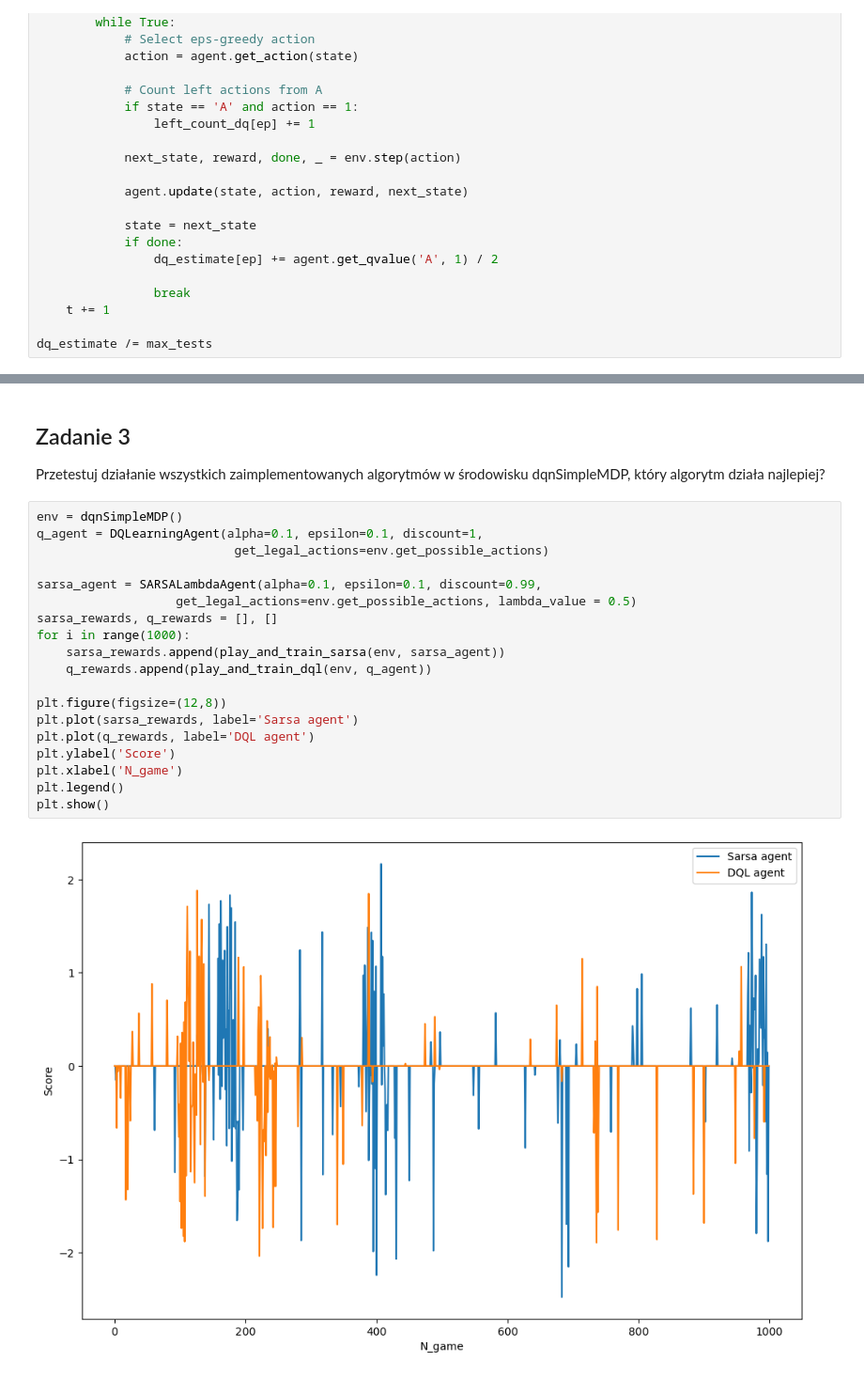
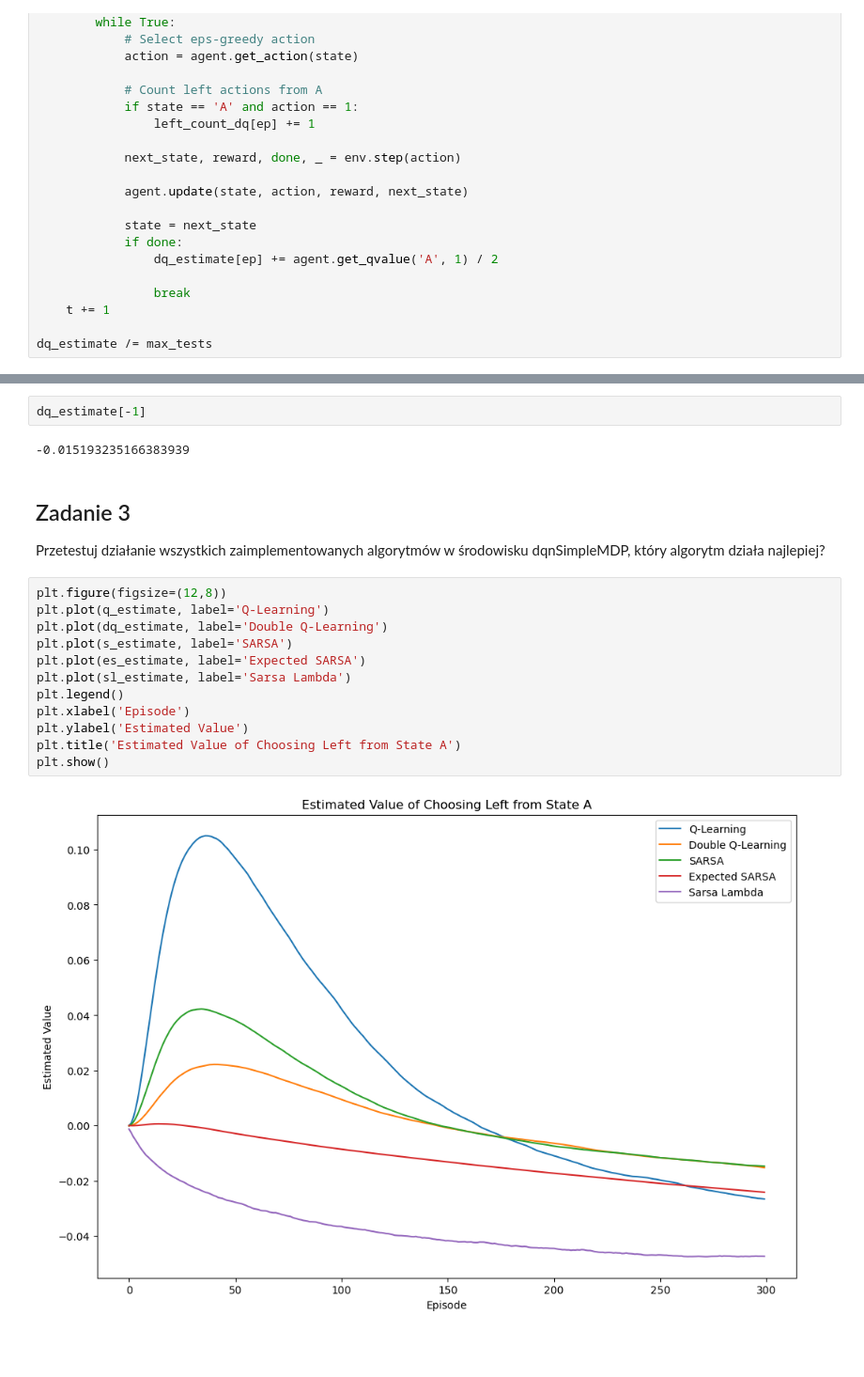
Before and after one commit to DonChaka/SIiUM2-UZW, a Jupyter notebook: Lab. 3.ipynb.ipynb, the cells around one changed output, grey strips where cells are left out. Shown at 94% size. Drawn from its saved outputs; the diff is of its cells as text; blank space fills up the shorter version.

```diff
--- a/Lab. 3.ipynb.ipynb
+++ b/Lab. 3.ipynb.ipynb
@@ -559,25 +889,22 @@ plt.show()
+# %%
+dq_estimate[-1]
+# %% [output]
+-0.015193235166383939
 # %% [markdown]
 ## Zadanie 3
 
 Przetestuj działanie wszystkich zaimplementowanych algorytmów w środowisku dqnSimpleMDP, który algorytm działa najlepiej?
-# %%
-env = dqnSimpleMDP()
-q_agent = DQLearningAgent(alpha=0.1, epsilon=0.1, discount=1,
-                           get_legal_actions=env.get_possible_actions)
-
-sarsa_agent = SARSALambdaAgent(alpha=0.1, epsilon=0.1, discount=0.99,
-                   get_legal_actions=env.get_possible_actions, lambda_value = 0.5)
-sarsa_rewards, q_rewards = [], []
-for i in range(1000):
-    sarsa_rewards.append(play_and_train_sarsa(env, sarsa_agent))
-    q_rewards.append(play_and_train_dql(env, q_agent))
-
-plt.figure(figsize=(12,8))
-plt.plot(sarsa_rewards, label='Sarsa agent')
-plt.plot(q_rewards, label='DQL agent')
-plt.ylabel('Score')
-plt.xlabel('N_game')
-plt.legend()
-plt.show()
-# %% [output]
-[figure, removed]
+# %%
+plt.figure(figsize=(12,8))
+plt.plot(q_estimate, label='Q-Learning')
+plt.plot(dq_estimate, label='Double Q-Learning')
+plt.plot(s_estimate, label='SARSA')
+plt.plot(es_estimate, label='Expected SARSA')
+plt.plot(sl_estimate, label='Sarsa Lambda')
+plt.legend()
+plt.xlabel('Episode')
+plt.ylabel('Estimated Value')
+plt.title('Estimated Value of Choosing Left from State A')
+plt.show()
+# %% [output]
+[figure, added]
```
Also changed, not shown: parts of 9 cells of this notebook, 10 other files.
